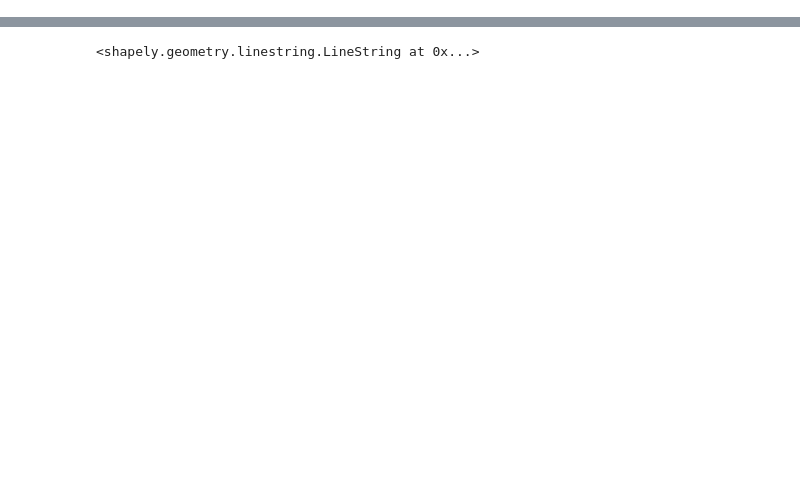
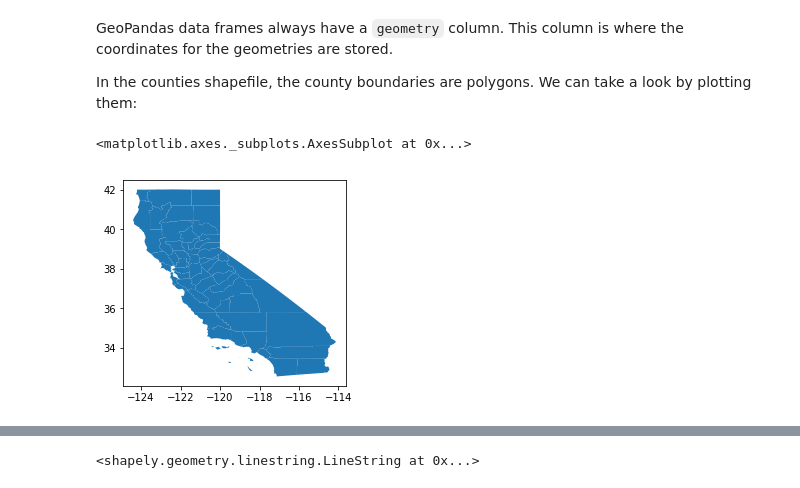
Before and after one commit to nick-ulle/teaching-notes, a Jupyter notebook: sta141b/2018/making_maps.ipynb, the cells around one changed output, grey strips where cells are left out. Drawn from its saved outputs; the diff is of its cells as text; code cells hidden in the pictures; blank space fills up the shorter version.

```diff
--- a/sta141b/2018/making_maps.ipynb
+++ b/sta141b/2018/making_maps.ipynb
@@ -35,6 +34,0 @@ It's easiest to get started with one of the major mapping packages:
-# %%
-# Make Jupyter to automatically display matplotlib plots.
-%matplotlib inline
-# Make plots larger.
-import matplotlib.pyplot as plt
-plt.rcParams['figure.figsize'] = (12, 12)
@@ -66,0 +95,3 @@ geom.Point(5, 10)
+# %%
+cali = counties[counties.STATEFP == "06"]
+cali.head(3)
@@ -66,0 +103,9 @@ geom.Point(5, 10)
+# %% [markdown]
+GeoPandas data frames always have a `geometry` column. This column is where the coordinates for the geometries are stored.
+
+In the counties shapefile, the county boundaries are polygons. We can take a look by plotting them:
+# %%
+cali.plot(figsize = (4, 4))
+# %% [output]
+<matplotlib.axes._subplots.AxesSubplot at 0x...>
+[figure, added]
```
Also changed, not shown: parts of 97 cells of this notebook.
